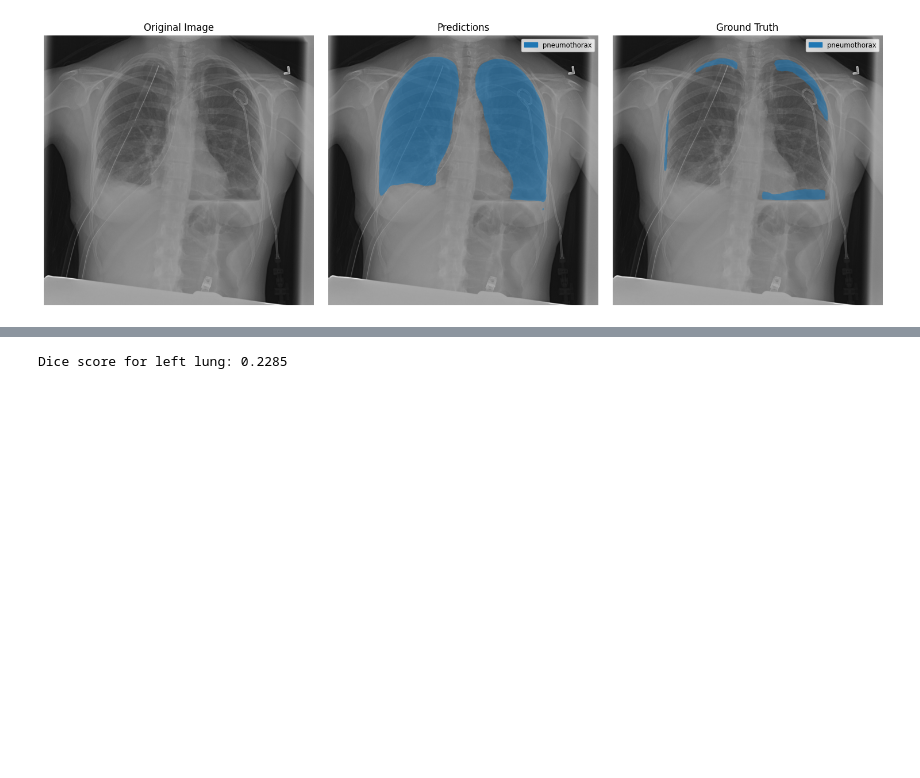
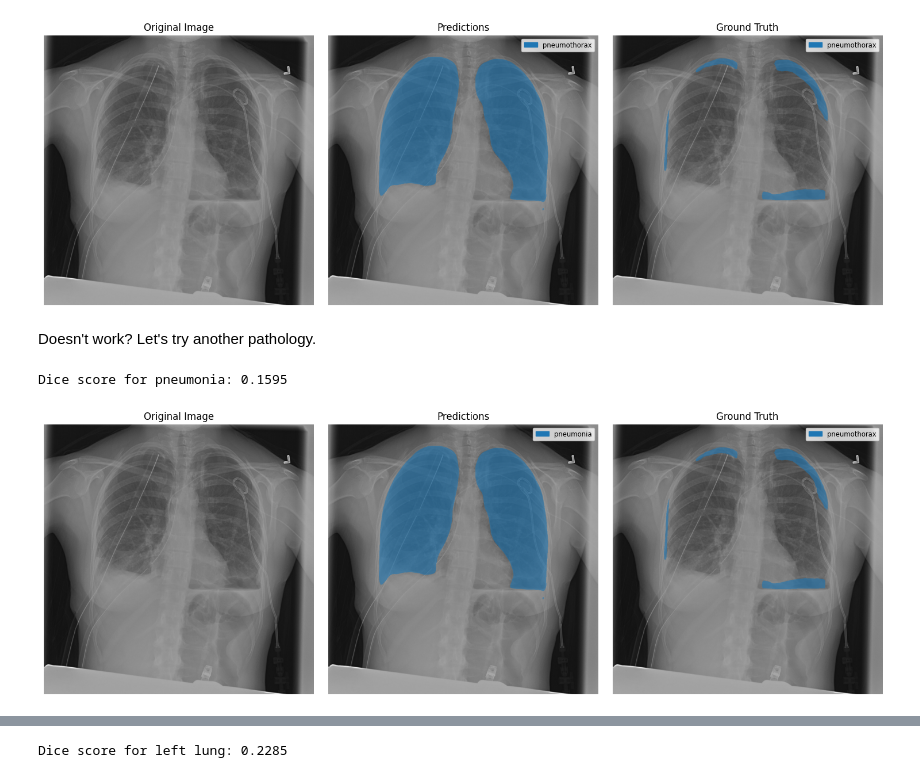
Before and after one commit to f10409/BiomedParse_demo, a Jupyter notebook: SegmentationFM.ipynb, the cells around one changed output, grey strips where cells are left out. Saved outputs shown, nothing was run; the diff lists cells and outputs as text; code cells hidden in the pictures; blank space fills up the shorter version.

```diff
--- a/inference_demo.ipynb
+++ b/SegmentationFM.ipynb
@@ -311,3 +349,14 @@ results = process_medical_segmentation(case_id, model, prompts=prompts, label_di
 # %% [output]
 Dice score for pneumothorax: 0.1595
 [figure]
+# %% [markdown]
+Doesn't work? Let's try another pathology.
+# %%
+case_id = '1.2.276.0.7230010.3.1.4.8323329.5602.1517875188.985234'
+prompts = ['pneumonia']
+label_dict = {'pneumothorax':255}
+
+results = process_medical_segmentation(case_id, model, prompts=prompts, label_dict=label_dict, base_path=base_path)
+# %% [output]
+Dice score for pneumonia: 0.1595
+[figure, added]
```
Also changed, not shown: parts of 7 cells of this notebook, 5 other files.
